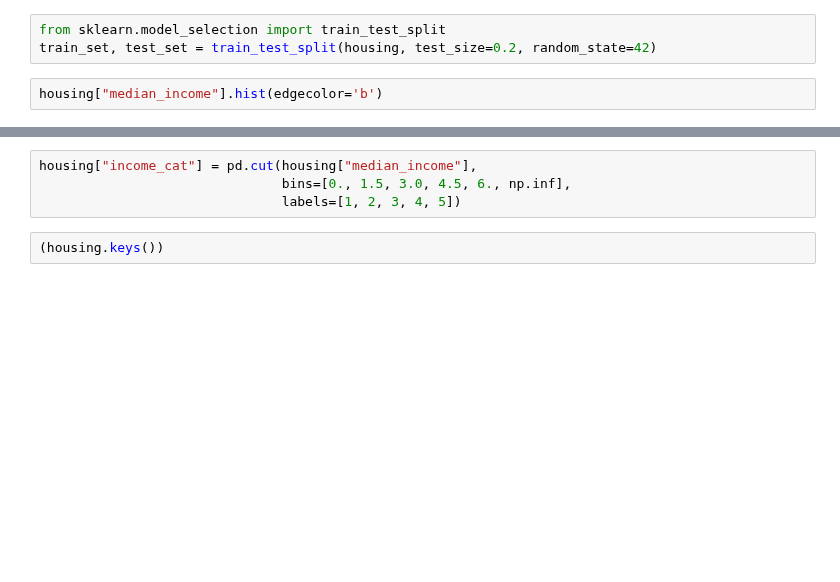
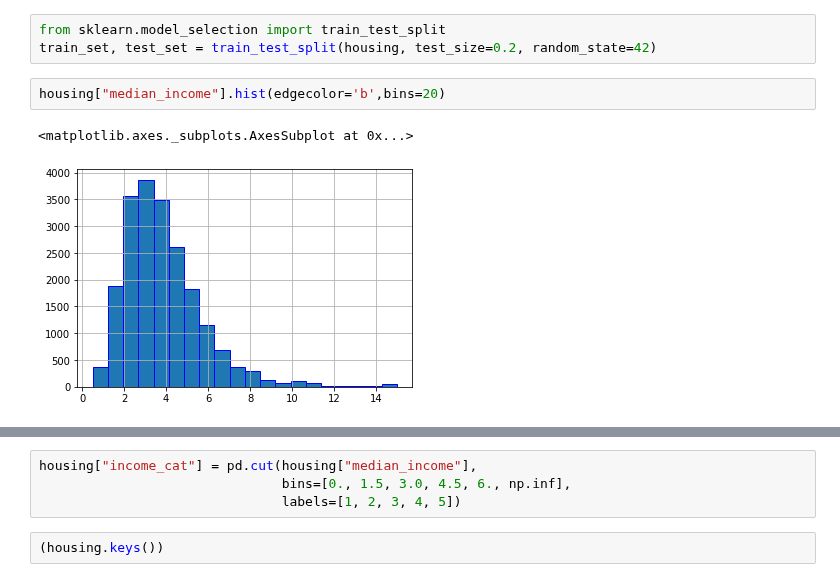
Before and after one commit to dtrad/geoml_course, a Jupyter notebook: Practice8-IntroToML.ipynb, the cells around one changed output, grey strips where cells are left out. Drawn from its saved outputs; the diff is of its cells as text; blank space fills up the shorter version.

```diff
--- a/Practice8-IntroToML.ipynb
+++ b/Practice8-IntroToML.ipynb
@@ -76,6 +143,9 @@ plt.show()
 from sklearn.model_selection import train_test_split
 train_set, test_set = train_test_split(housing, test_size=0.2, random_state=42)
 # %%
-housing["median_income"].hist(edgecolor='b')
+housing["median_income"].hist(edgecolor='b',bins=20)
+# %% [output]
+<matplotlib.axes._subplots.AxesSubplot at 0x...>
+[figure, added]
 # %%
 housing.describe()
```
Also changed, not shown: parts of 63 cells of this notebook.
